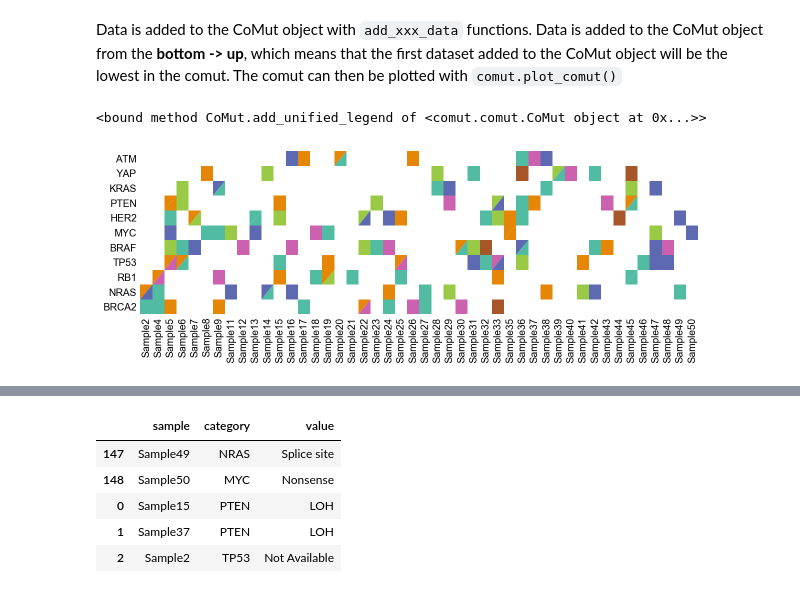
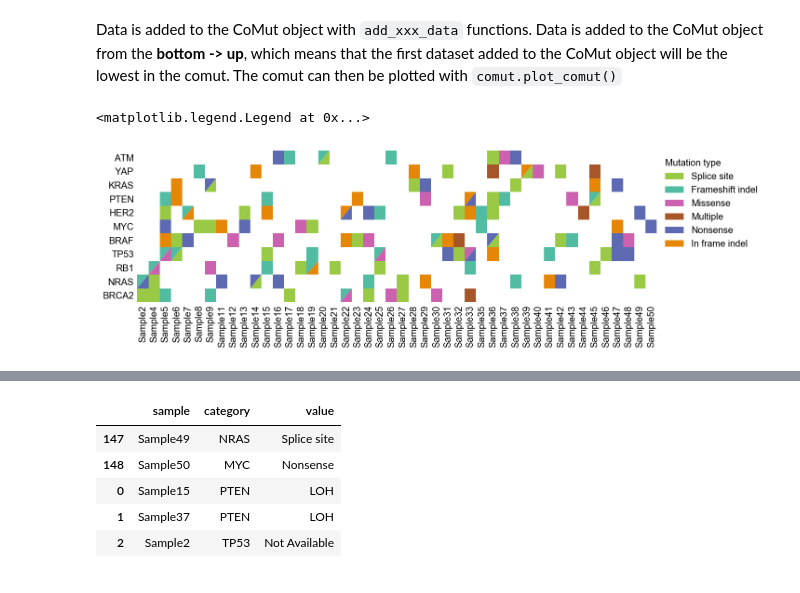
Before and after one commit to vanallenlab/comut, a Jupyter notebook: examples/documentation.ipynb, the cells around one changed output, grey strips where cells are left out. Cells and saved outputs as stored; diff of their text form; code cells hidden in the pictures.

```diff
--- a/examples/documentation.ipynb
+++ b/examples/documentation.ipynb
@@ -79,11 +79,11 @@ Data is added to the CoMut object with `add_xxx_data` functions. Data is added t
 # %%
 toy_comut = comut.CoMut()
 toy_comut.add_categorical_data(data, name = 'Mutation type')
 toy_comut.plot_comut(figsize = (10,3))
-toy_comut.add_unified_legend
+toy_comut.add_unified_legend()
 # %% [output]
-<bound method CoMut.add_unified_legend of <comut.comut.CoMut object at 0x...>>
+<matplotlib.legend.Legend at 0x...>
-[figure, old version]
+[figure, new version]
 # %% [markdown]
 <a id="add_functions"></a>
 # 3. Functions to add data
```
Also changed, not shown: parts of 14 cells of this notebook, 1 other file.
